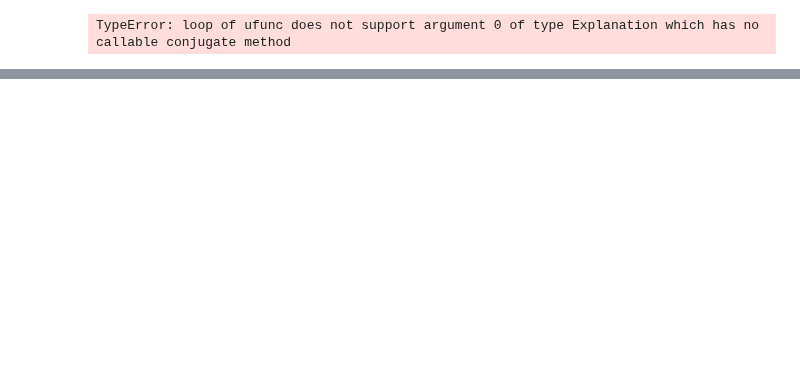
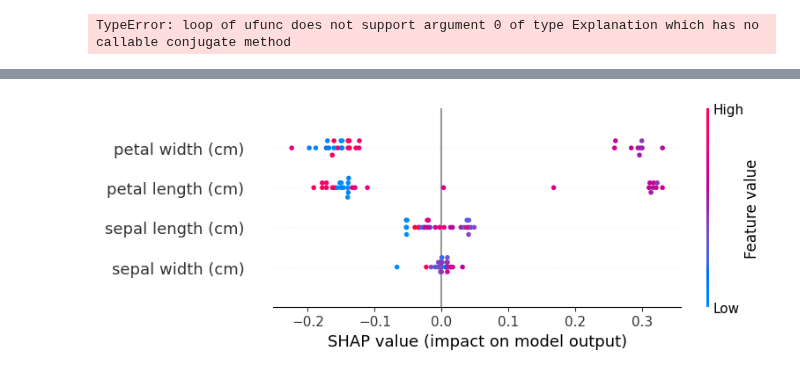
Before and after one commit to mengling-he/SelectMicro_24new, a Jupyter notebook: Analysis/Sharpvalue_example.ipynb, the cells around one changed output, grey strips where cells are left out. Cells and saved outputs as stored; diff of their text form; code cells hidden in the pictures; blank space fills up the shorter version.

```diff
--- a/Analysis/Sharpvalue_example.ipynb
+++ b/Analysis/Sharpvalue_example.ipynb
@@ -71,0 +90,4 @@ array([4.526, 3.585, 3.521, ..., 0.923, 0.847, 0.894])
+# %%
+shap.summary_plot(shap_values2[:,:,1], X_test)
+# %% [output]
+[figure, added]
```
Also changed, not shown: parts of 15 cells of this notebook, 11 other files.
